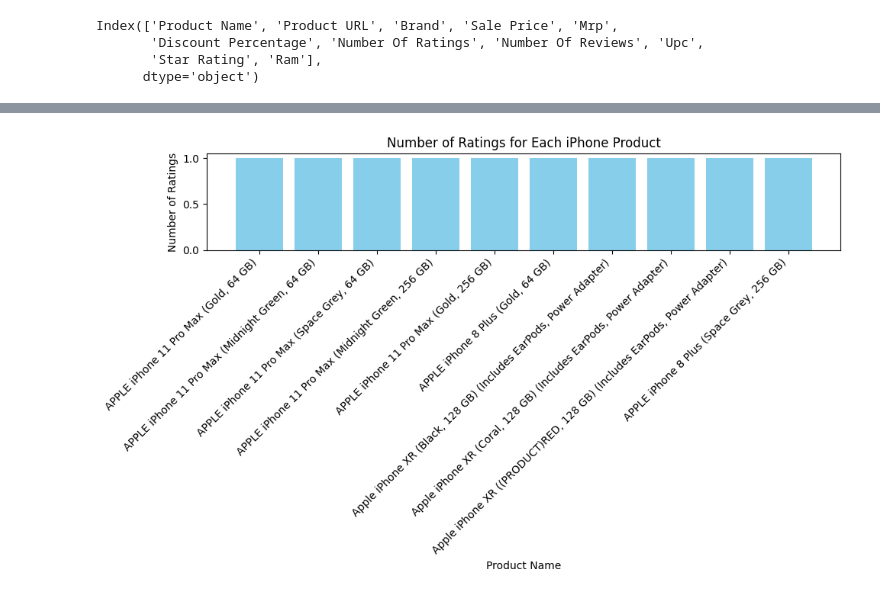
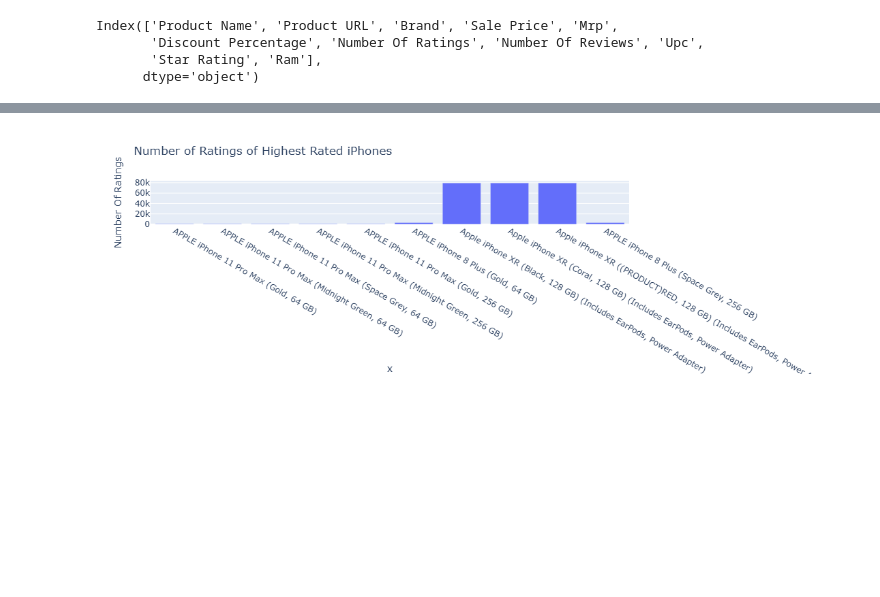
Before and after one commit to Bharati-pradhan/Iphone-Data-sales-Analysis, a Jupyter notebook: Iphone Data sales analysis.ipynb, the cells around one changed output, grey strips where cells are left out. Drawn from its saved outputs; the diff is of its cells as text; code cells hidden in the pictures; blank space fills up the shorter version.

```diff
--- a/Iphone Data sales analysis.ipynb
+++ b/Iphone Data sales analysis.ipynb
@@ -150,17 +129,11 @@ Index(['Product Name', 'Product URL', 'Brand', 'Sale Price', 'Mrp',
        'Star Rating', 'Ram'],
       dtype='object')
 # %%
-import plotly.express as px
+iphones = highest_rated["Product Name"].value_counts()
+label = iphones.index
+counts = highest_rated["Number Of Ratings"]
 
-# Assuming highest_rated is already defined and contains the necessary data
-iphones = highest_rated['Product Name'].value_counts()
-label = iphones.index
-counts = highest_rated['Number Of Ratings']
- # Use the value_counts to get the counts
-
-# Create the bar chart
-figure = px.bar(x=label, y=counts, labels={'x': 'Product Name', 'y': 'Number of Ratings'})
-
-# Show the figure
-figure.show
+figure = px.bar(highest_rated, x=label, y=counts,
+                title="Number of Ratings of Highest Rated iPhones")
+figure.show()
 # %% [output]
@@ -168,22 +140 @@ figure.show
+[figure, added]
-# %%
-import pandas as pd
-import matplotlib.pyplot as plt
-
-# Assuming highest_rated is already defined and contains the necessary data
-iphones = highest_rated['Product Name'].value_counts()
-label = iphones.index
-counts = iphones.values  # Use the value_counts to get the counts
-
-# Create the bar chart using Matplotlib
-plt.figure(figsize=(10, 6))  # Set the figure size
-plt.bar(label, counts, color='skyblue')  # Create the bar chart
-plt.xlabel('Product Name')  # Label for the x-axis
-plt.ylabel('Number of Ratings')  # Label for the y-axis
-plt.title('Number of Ratings for Each iPhone Product')  # Title of the chart
-plt.xticks(rotation=45, ha='right')  # Rotate x-axis labels for better readability
-plt.tight_layout()  # Adjust layout to prevent clipping
-
-# Show the figure
-plt.show()
-# %% [output]
-[figure, removed]
```
Also changed, not shown: parts of 13 cells of this notebook.
